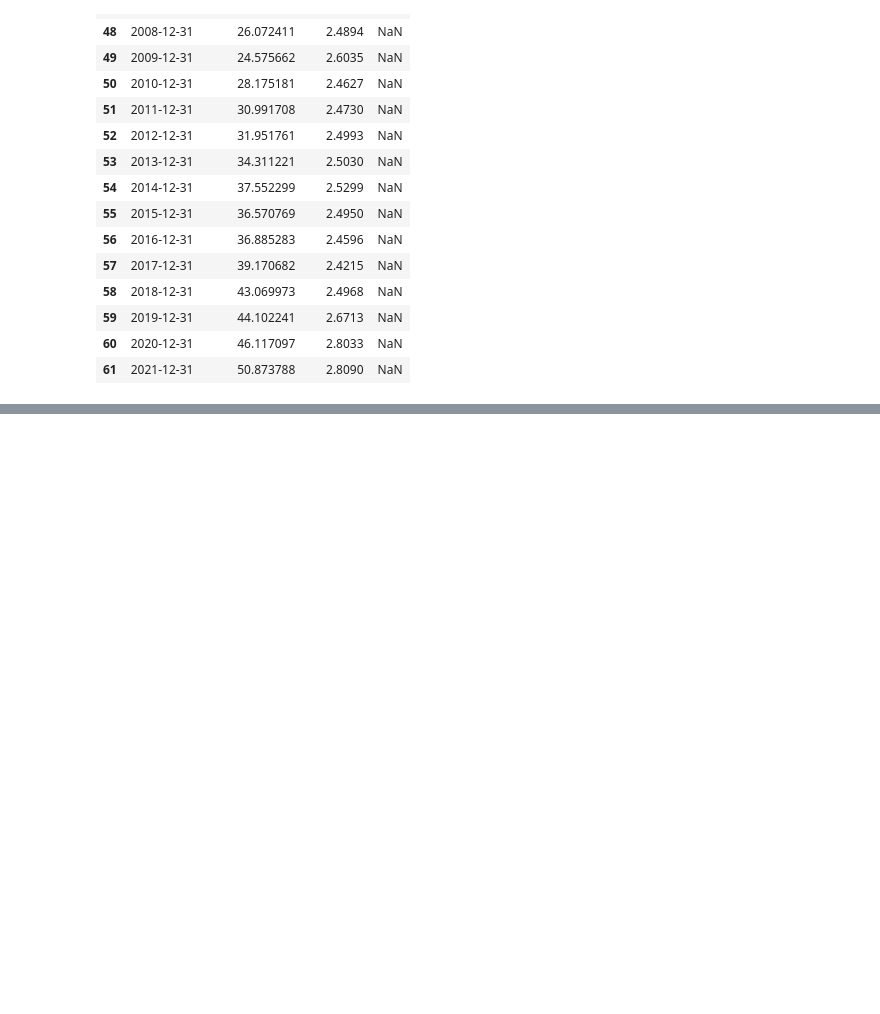
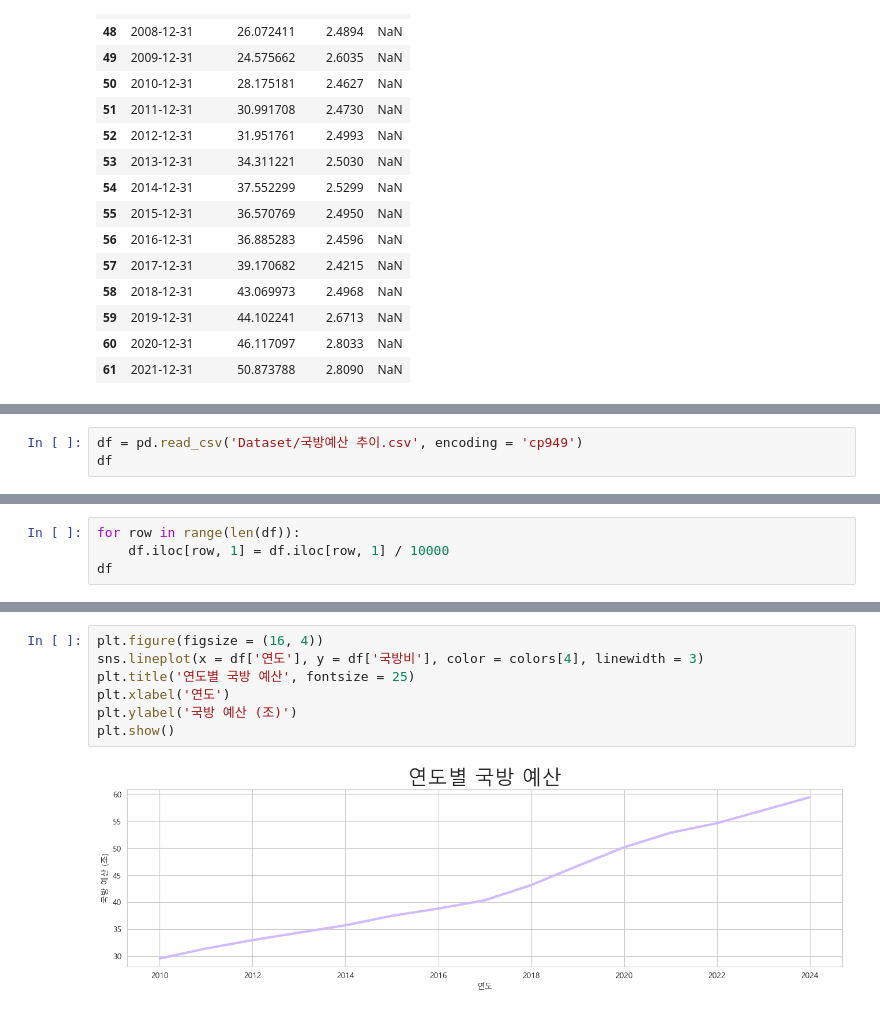
Before and after one commit to G-Nan/Heat_CCTV_Person_Detection, a Jupyter notebook: EDA/연도별 국방예산.ipynb, the cells around one changed output, grey strips where cells are left out. Drawn from its saved outputs; the diff is of its cells as text; blank space fills up the shorter version.

```diff
--- a/EDA/연도별 국방예산.ipynb
+++ b/EDA/연도별 국방예산.ipynb
@@ -59,0 +63,3 @@ plt.show()
+# %%
+df = pd.read_csv('Dataset/국방예산 추이.csv', encoding = 'cp949')
+df
@@ -59,0 +83,4 @@ plt.show()
+# %%
+for row in range(len(df)):
+    df.iloc[row, 1] = df.iloc[row, 1] / 10000
+df
@@ -59,0 +104,9 @@ plt.show()
+# %%
+plt.figure(figsize = (16, 4))
+sns.lineplot(x = df['연도'], y = df['국방비'], color = colors[4], linewidth = 3)
+plt.title('연도별 국방 예산', fontsize = 25)
+plt.xlabel('연도')
+plt.ylabel('국방 예산 (조)')
+plt.show()
+# %% [output]
+[figure, added]
```
Also changed, not shown: parts of 4 cells of this notebook, 6 other files.
